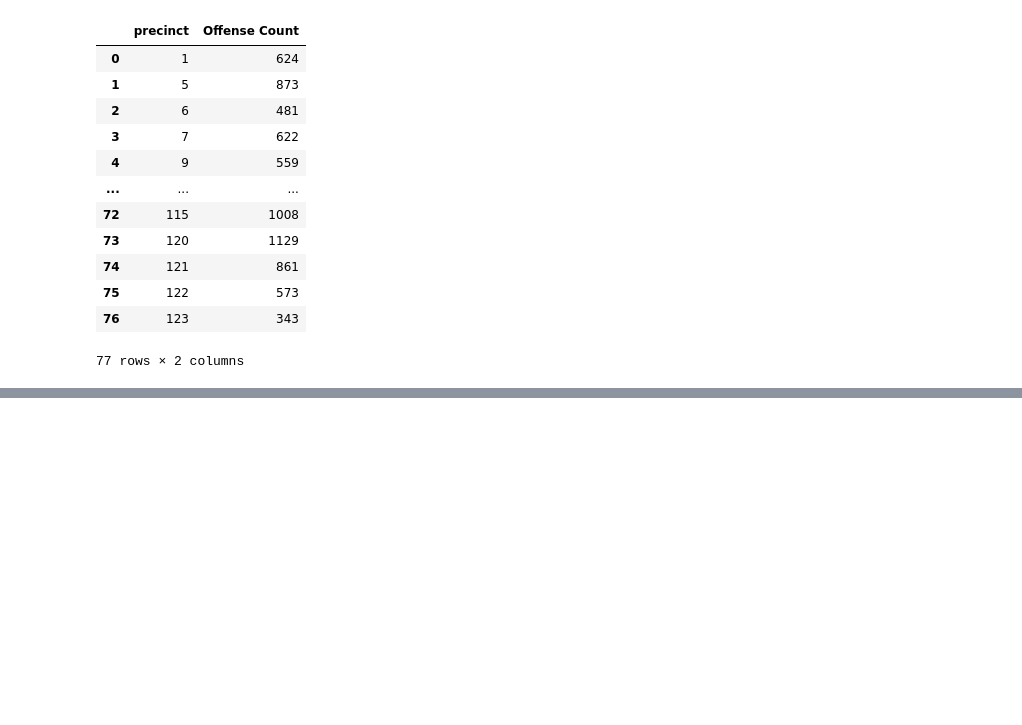
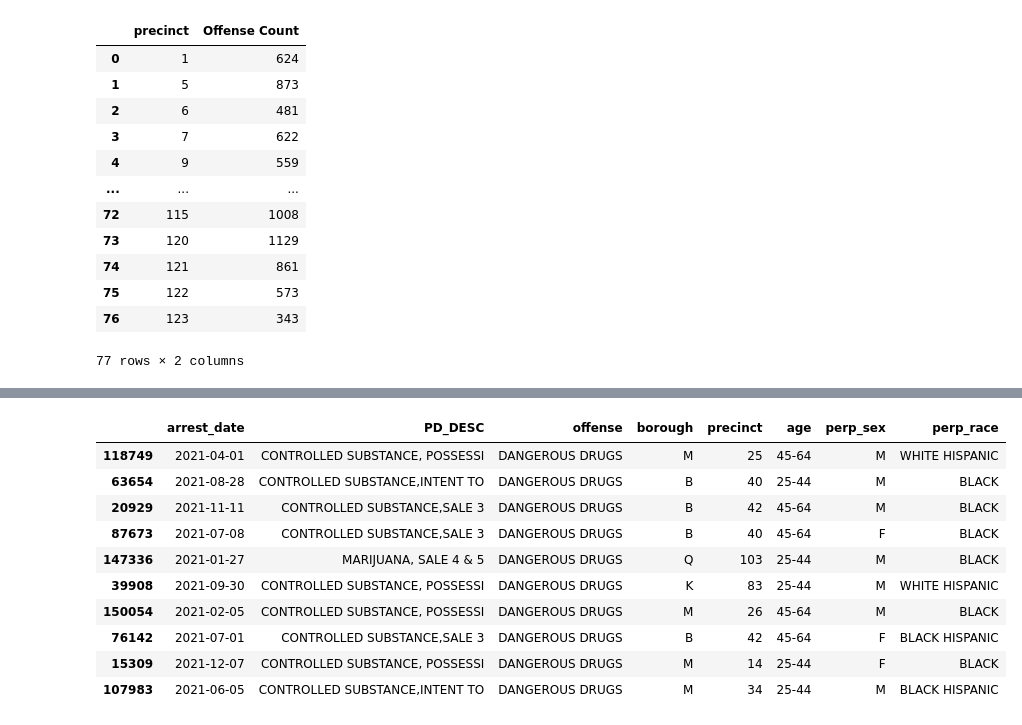
Before and after one commit to briannamonsanto/pitch2, a Jupyter notebook: pitch 2 workbook.ipynb, the cells around one changed output, grey strips where cells are left out. Cells and saved outputs as stored; diff of their text form; code cells hidden in the pictures; blank space fills up the shorter version.

```diff
--- a/pitch 2 workbook.ipynb
+++ b/pitch 2 workbook.ipynb
@@ -441,0 +487,14 @@ KeyError: False
+# %%
+drugs_df.sample(10)
+# %% [output]
+|  | arrest_date | PD_DESC | offense | borough | precinct | age | perp_sex | perp_race |
+| 118749 | 2021-04-01 | CONTROLLED SUBSTANCE, POSSESSI | DANGEROUS DRUGS | M | 25 | 45-64 | M | WHITE HISPANIC |
+| 63654 | 2021-08-28 | CONTROLLED SUBSTANCE,INTENT TO | DANGEROUS DRUGS | B | 40 | 25-44 | M | BLACK |
+| 20929 | 2021-11-11 | CONTROLLED SUBSTANCE,SALE 3 | DANGEROUS DRUGS | B | 42 | 45-64 | M | BLACK |
+| 87673 | 2021-07-08 | CONTROLLED SUBSTANCE,SALE 3 | DANGEROUS DRUGS | B | 40 | 45-64 | F | BLACK |
+| 147336 | 2021-01-27 | MARIJUANA, SALE 4 & 5 | DANGEROUS DRUGS | Q | 103 | 25-44 | M | BLACK |
+| 39908 | 2021-09-30 | CONTROLLED SUBSTANCE, POSSESSI | DANGEROUS DRUGS | K | 83 | 25-44 | M | WHITE HISPANIC |
+| 150054 | 2021-02-05 | CONTROLLED SUBSTANCE, POSSESSI | DANGEROUS DRUGS | M | 26 | 45-64 | M | BLACK |
+| 76142 | 2021-07-01 | CONTROLLED SUBSTANCE,SALE 3 | DANGEROUS DRUGS | B | 42 | 45-64 | F | BLACK HISPANIC |
+| 15309 | 2021-12-07 | CONTROLLED SUBSTANCE, POSSESSI | DANGEROUS DRUGS | M | 14 | 25-44 | F | BLACK |
+| 107983 | 2021-06-05 | CONTROLLED SUBSTANCE,INTENT TO | DANGEROUS DRUGS | M | 34 | 25-44 | M | BLACK HISPANIC |
```
Also changed, not shown: parts of 10 cells of this notebook.
